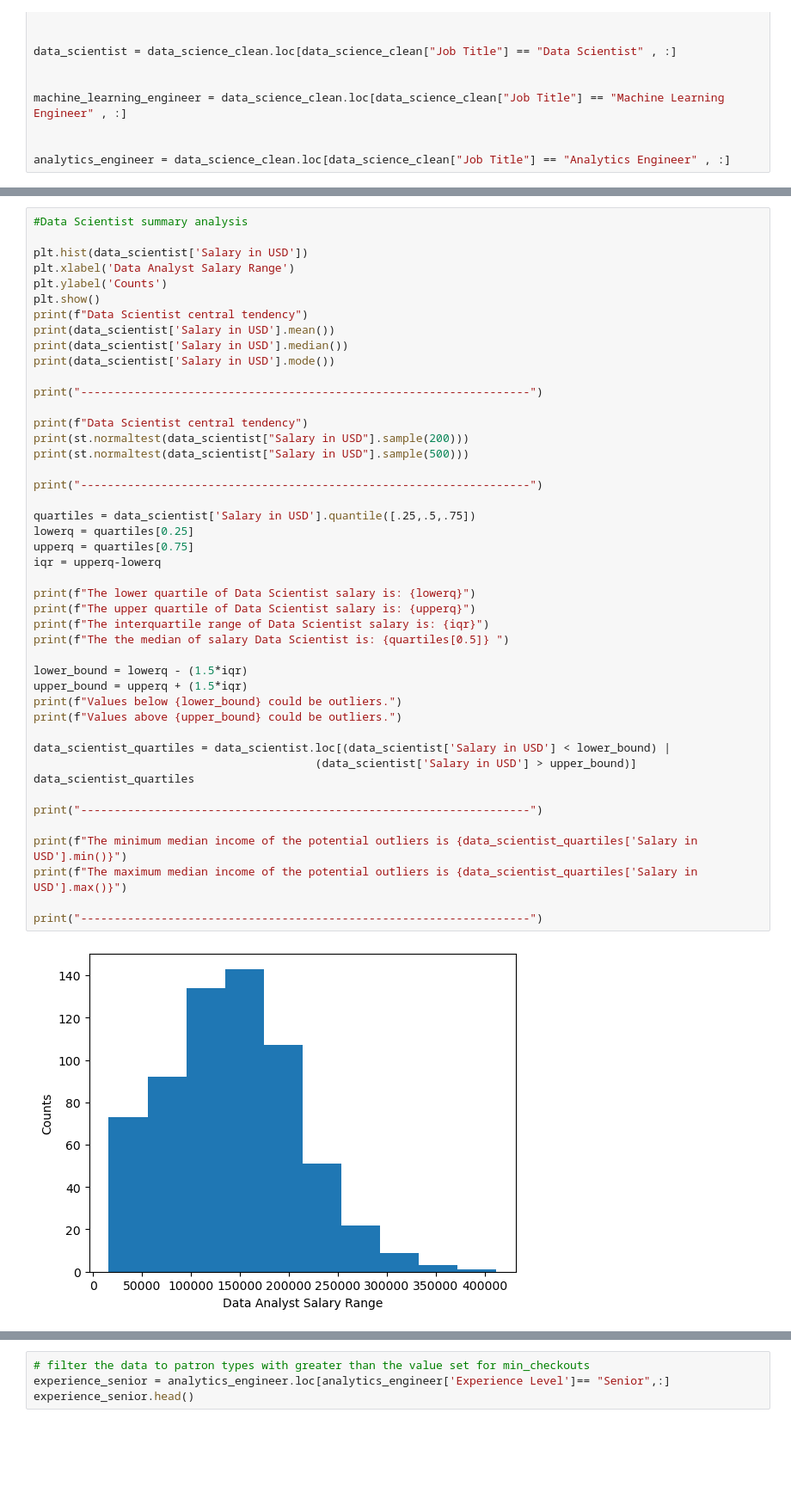
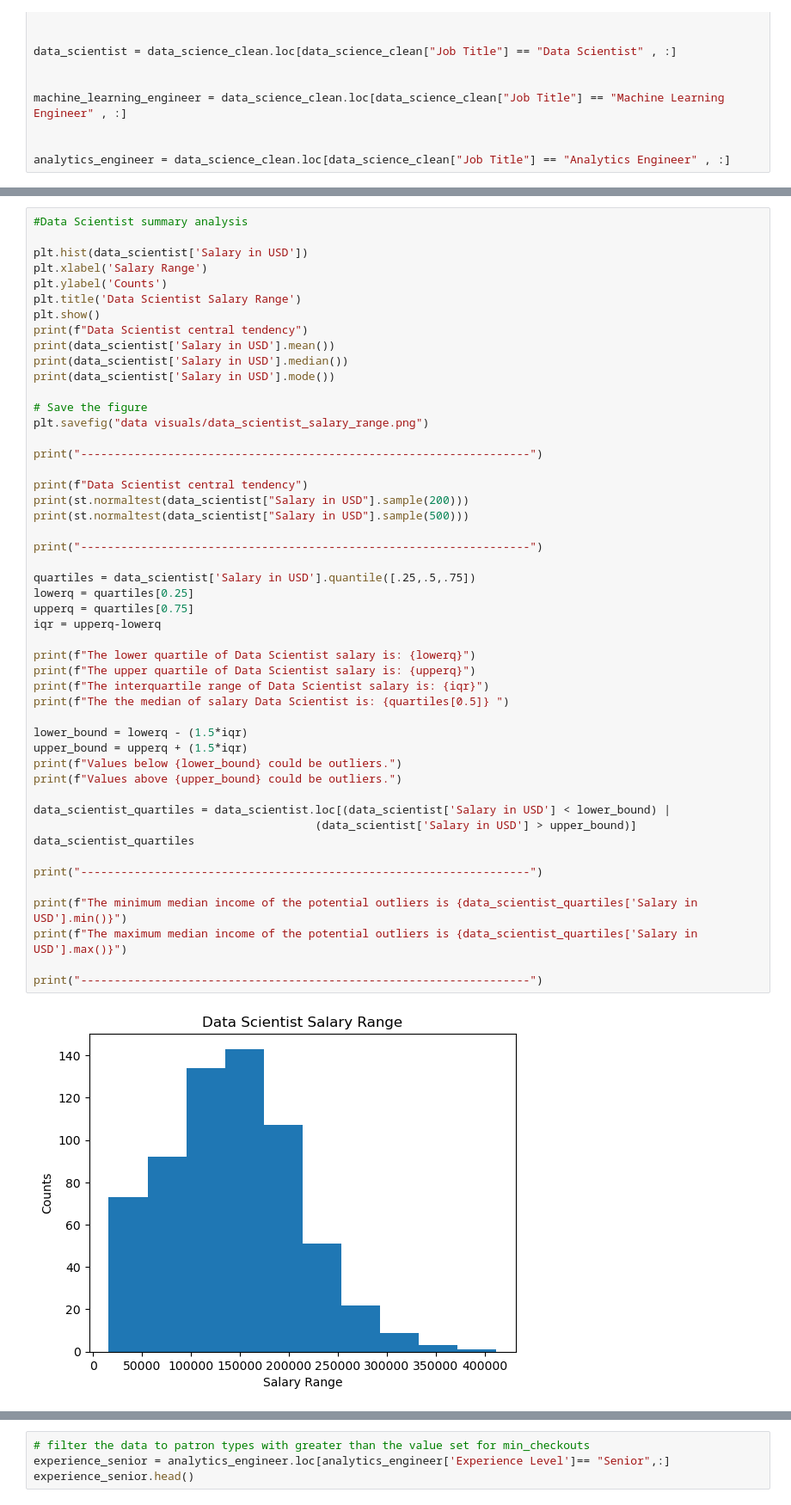
Before and after one commit to emilyshewcraft/project-one, a Jupyter notebook: Clean_Data_Science_Salaries.ipynb, the cells around one changed output, grey strips where cells are left out. Shown at 86% size. Cells and saved outputs as stored; diff of their text form; blank space fills up the shorter version.

```diff
--- a/Clean_Data_Science_Salaries.ipynb
+++ b/Clean_Data_Science_Salaries.ipynb
@@ -214,13 +225,17 @@ The maximum median income of the potential outliers is 333500
 #Data Scientist summary analysis
 
 plt.hist(data_scientist['Salary in USD'])
-plt.xlabel('Data Analyst Salary Range')
+plt.xlabel('Salary Range')
 plt.ylabel('Counts')
+plt.title('Data Scientist Salary Range')
 plt.show()
 print(f"Data Scientist central tendency")
 print(data_scientist['Salary in USD'].mean())
 print(data_scientist['Salary in USD'].median())
 print(data_scientist['Salary in USD'].mode())
+
+# Save the figure
+plt.savefig("data visuals/data_scientist_salary_range.png")
 
 print("-------------------------------------------------------------------")
 
@@ -229,34 +244,34 @@ print(st.normaltest(data_scientist["Salary in USD"].sample(200)))
 print(st.normaltest(data_scientist["Salary in USD"].sample(500)))
 
 print("-------------------------------------------------------------------")
 
 quartiles = data_scientist['Salary in USD'].quantile([.25,.5,.75])
 lowerq = quartiles[0.25]
 upperq = quartiles[0.75]
 iqr = upperq-lowerq
 
 print(f"The lower quartile of Data Scientist salary is: {lowerq}")
 print(f"The upper quartile of Data Scientist salary is: {upperq}")
 print(f"The interquartile range of Data Scientist salary is: {iqr}")
 print(f"The the median of salary Data Scientist is: {quartiles[0.5]} ")
 
 lower_bound = lowerq - (1.5*iqr)
 upper_bound = upperq + (1.5*iqr)
 print(f"Values below {lower_bound} could be outliers.")
 print(f"Values above {upper_bound} could be outliers.")
 
 data_scientist_quartiles = data_scientist.loc[(data_scientist['Salary in USD'] < lower_bound) |
                                           (data_scientist['Salary in USD'] > upper_bound)]
 data_scientist_quartiles
 
 print("-------------------------------------------------------------------")
 
 print(f"The minimum median income of the potential outliers is {data_scientist_quartiles['Salary in USD'].min()}")
 print(f"The maximum median income of the potential outliers is {data_scientist_quartiles['Salary in USD'].max()}")
 
 print("-------------------------------------------------------------------")
 # %% [output]
-[figure, old version]
+[figure, new version]
 Data Scientist central tendency
 141886.16377952756
 140000.0
```
Also changed, not shown: parts of 6 cells of this notebook, 6 other files.
